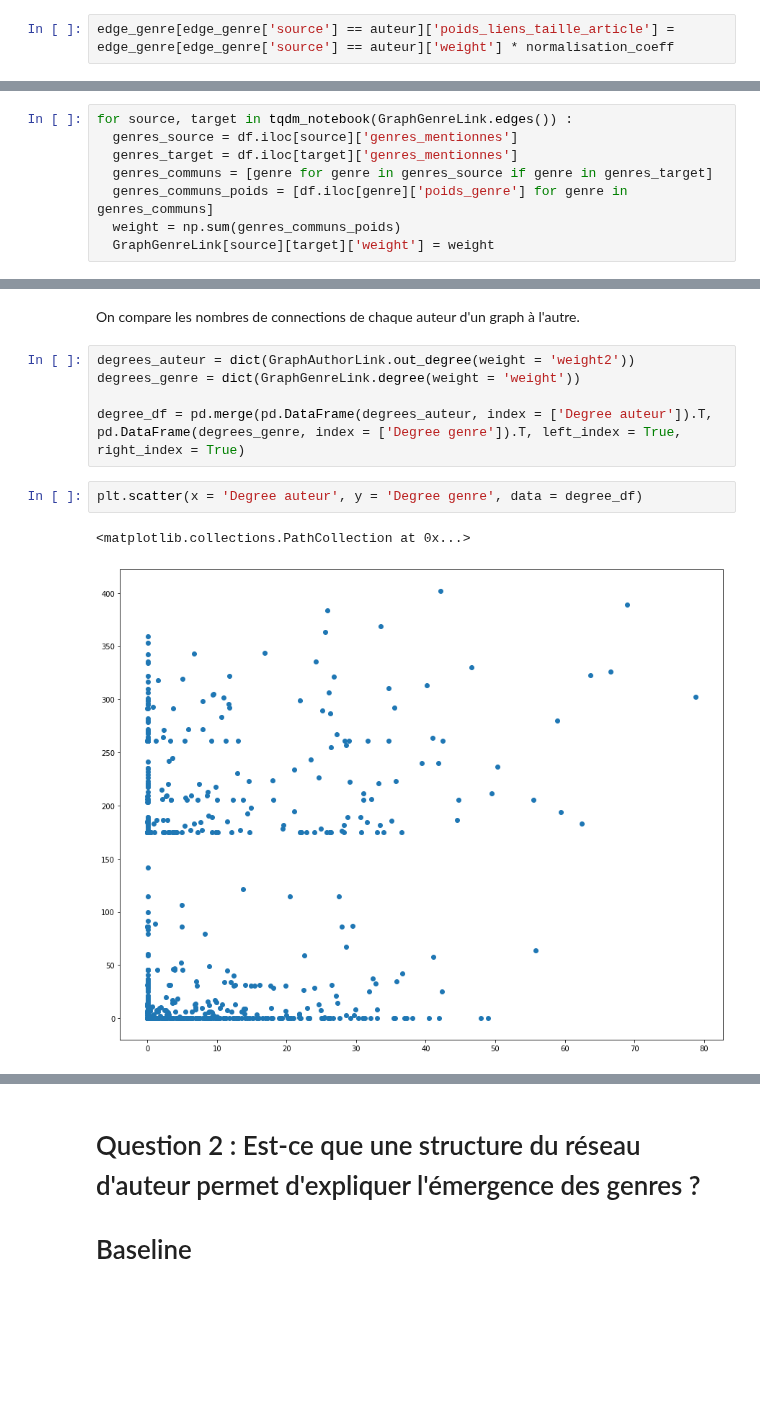
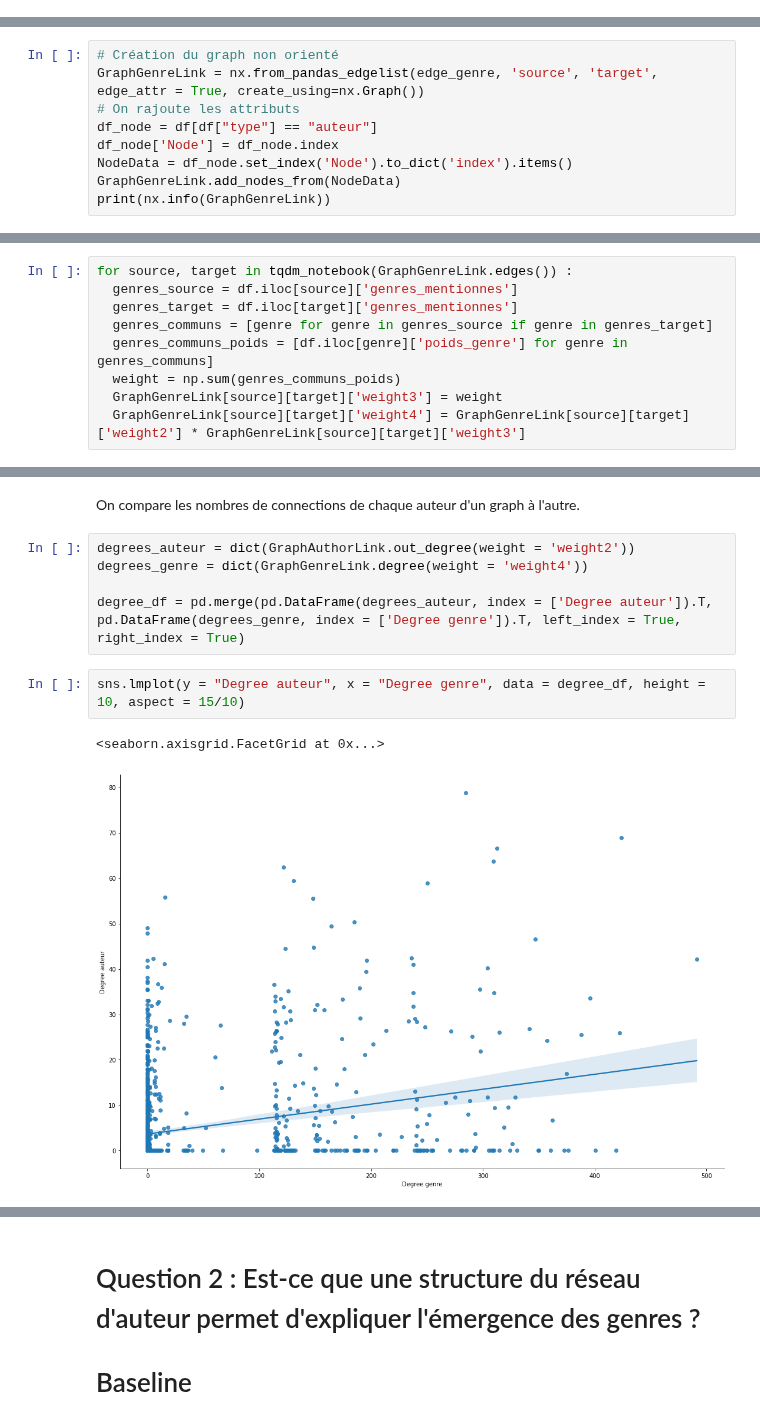
Before and after one commit to ChabiMax/author_network, a Jupyter notebook: Code/Question 2.ipynb, the cells around one changed output, grey strips where cells are left out. Cells and saved outputs as stored; diff of their text form; blank space fills up the shorter version.

```diff
--- a/Code/Question 2.ipynb
+++ b/Code/Question 2.ipynb
@@ -392,2 +304,0 @@ See the caveats in the documentation: https://pandas.pydata.org/pandas-docs/stab
-# %%
-edge_genre[edge_genre['source'] == auteur]['poids_liens_taille_article'] = edge_genre[edge_genre['source'] == auteur]['weight'] * normalisation_coeff
@@ -406,0 +305,9 @@ Name: poids_liens_taille_article, Length: 405, dtype: object
+# %%
+# Création du graph non orienté
+GraphGenreLink = nx.from_pandas_edgelist(edge_genre, 'source', 'target', edge_attr = True, create_using=nx.Graph())
+# On rajoute les attributs
+df_node = df[df["type"] == "auteur"]
+df_node['Node'] = df_node.index
+NodeData = df_node.set_index('Node').to_dict('index').items()
+GraphGenreLink.add_nodes_from(NodeData)
+print(nx.info(GraphGenreLink))
@@ -438,7 +352,8 @@ for source, target in tqdm_notebook(GraphGenreLink.edges()) :
   genres_communs = [genre for genre in genres_source if genre in genres_target]
   genres_communs_poids = [df.iloc[genre]['poids_genre'] for genre in genres_communs]
   weight = np.sum(genres_communs_poids)
-  GraphGenreLink[source][target]['weight'] = weight
+  GraphGenreLink[source][target]['weight3'] = weight
+  GraphGenreLink[source][target]['weight4'] = GraphGenreLink[source][target]['weight2'] * GraphGenreLink[source][target]['weight3']
 # %% [output]
 Please use `tqdm.notebook.tqdm` instead of `tqdm.tqdm_notebook`
   """Entry point for launching an IPython kernel.
@@ -593,11 +508,11 @@ plt.show()
 On compare les nombres de connections de chaque auteur d'un graph à l'autre.
 # %%
 degrees_auteur = dict(GraphAuthorLink.out_degree(weight = 'weight2'))
-degrees_genre = dict(GraphGenreLink.degree(weight = 'weight'))
+degrees_genre = dict(GraphGenreLink.degree(weight = 'weight4'))
 
 degree_df = pd.merge(pd.DataFrame(degrees_auteur, index = ['Degree auteur']).T, pd.DataFrame(degrees_genre, index = ['Degree genre']).T, left_index = True, right_index = True)
 # %%
-plt.scatter(x = 'Degree auteur', y = 'Degree genre', data = degree_df)
+sns.lmplot(y = "Degree auteur", x = "Degree genre", data = degree_df, height = 10, aspect = 15/10)
 # %% [output]
-<matplotlib.collections.PathCollection at 0x...>
+<seaborn.axisgrid.FacetGrid at 0x...>
-[figure, old version]
+[figure, new version]
```
Also changed, not shown: parts of 21 cells of this notebook.
